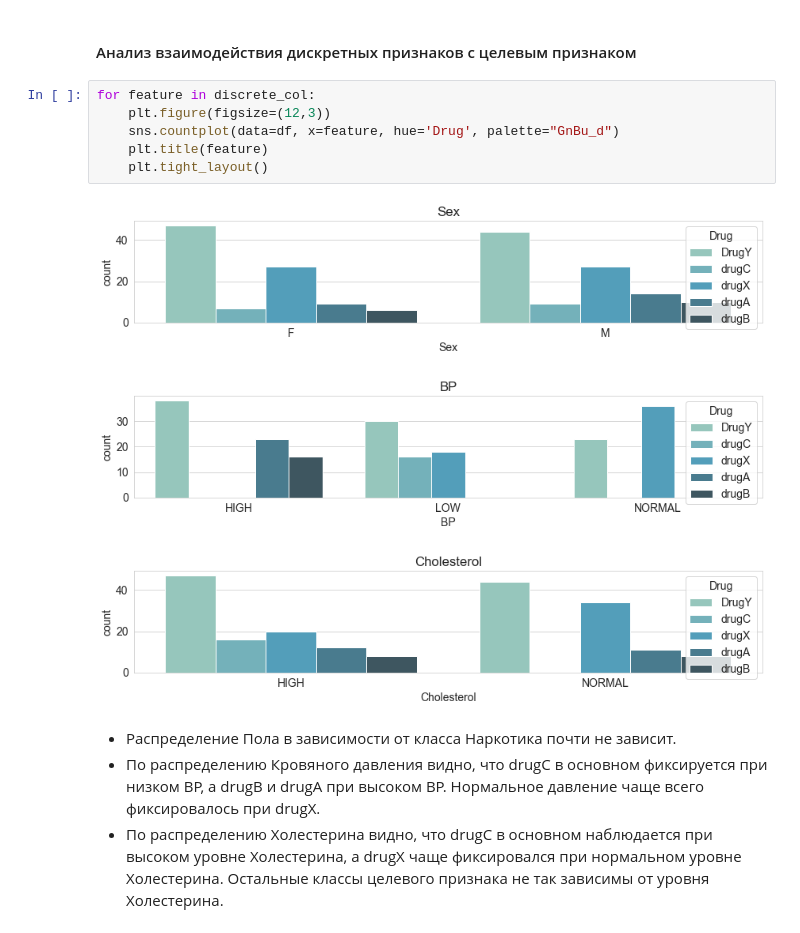
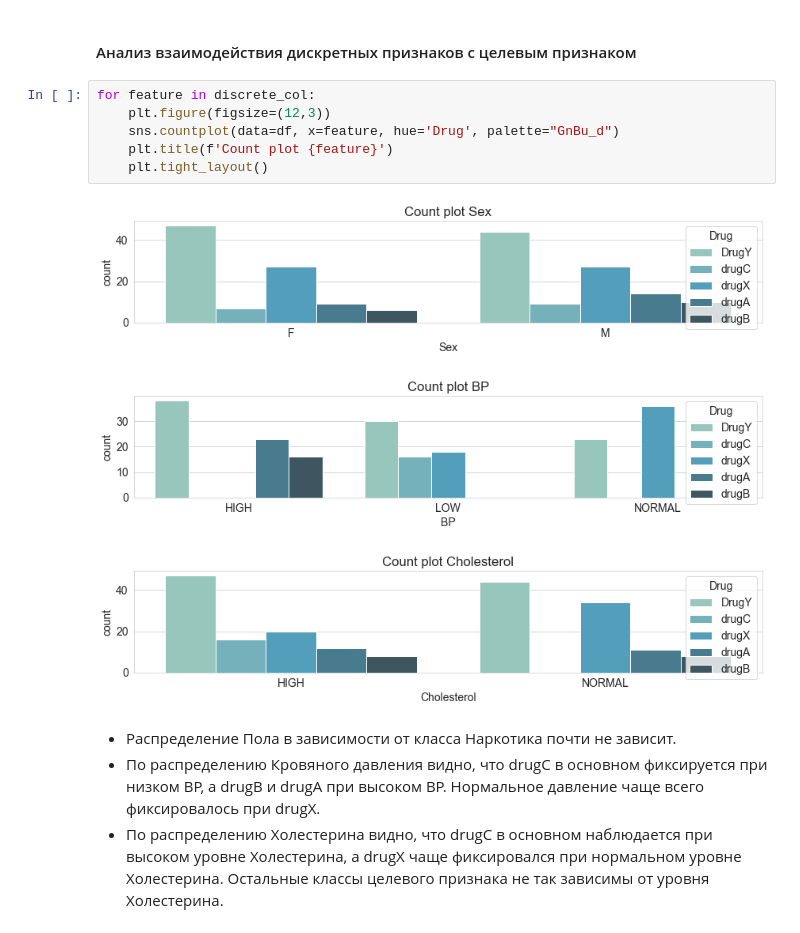
Before and after one commit to LeaReys/drug_dataset, a Jupyter notebook: drug_cl.ipynb, the cells around one changed output. Saved outputs shown, nothing was run; the diff lists cells and outputs as text.

```diff
--- a/drug_cl.ipynb
+++ b/drug_cl.ipynb
@@ -173,13 +176,13 @@ Name: Cholesterol, dtype: float64
 # %%
 for feature in discrete_col:
     plt.figure(figsize=(12,3))
     sns.countplot(data=df, x=feature, hue='Drug', palette="GnBu_d")
-    plt.title(feature)
+    plt.title(f'Count plot {feature}')
     plt.tight_layout()
 # %% [output]
-[figure, old version]
+[figure, new version]
-[figure, old version]
+[figure, new version]
-[figure, old version]
+[figure, new version]
 # %% [markdown]
 - Распределение Пола в зависимости от класса Наркотика почти не зависит.
 - По распределению Кровяного давления видно, что drugC в основном фиксируется при низком BP, а drugB и drugА при высоком BP. Нормальное давление чаще всего фиксировалось при drugX.
```
Also changed, not shown: parts of 36 cells of this notebook.
